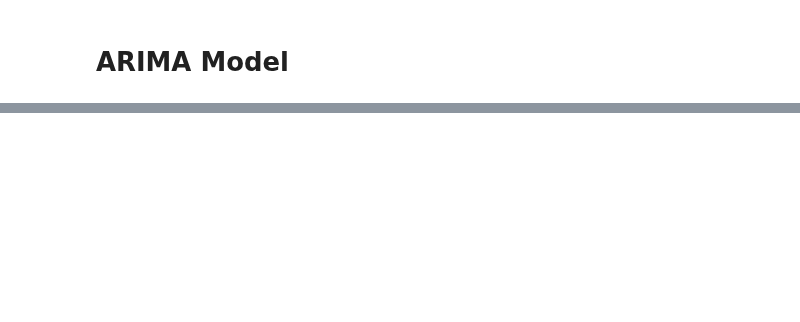
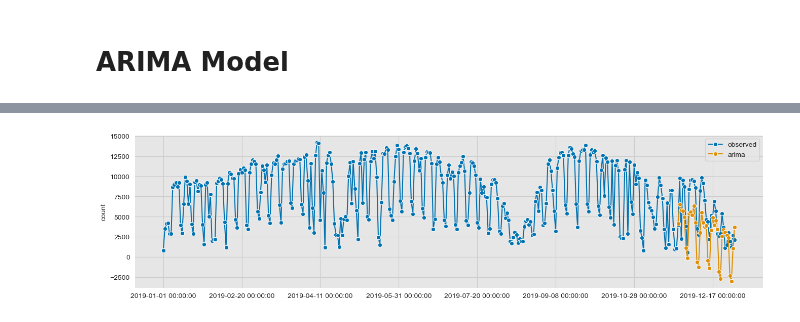
Before and after one commit to toscasterre/thesis-forecasting, a Jupyter notebook: notebooks/05-ARIMA.ipynb, the cells around one changed output, grey strips where cells are left out. Drawn from its saved outputs; the diff is of its cells as text; code cells hidden in the pictures; blank space fills up the shorter version.

```diff
--- a/notebooks/05-ARIMA.ipynb
+++ b/notebooks/05-ARIMA.ipynb
@@ -137,0 +220,18 @@ The autocorrelation plot suggested us to
+# %%
+from sktime.forecasting.arima import ARIMA
+
+# model specification
+arima = ARIMA(order=(3, 1, 3), seasonal_order=(3, 1, 3, 7), maxiter=500)
+
+# model fitting
+arima_fit = arima.fit(y_train)
+
+# predictions
+arima_pred = arima_fit.predict(fh)
+
+# plot the model
+plot_series(daily_rentals, arima_pred, labels=["observed", "arima"])
+
+plt.show()
+# %% [output]
+[figure, added]
```
Also changed, not shown: parts of 28 cells of this notebook, 2 other files.
